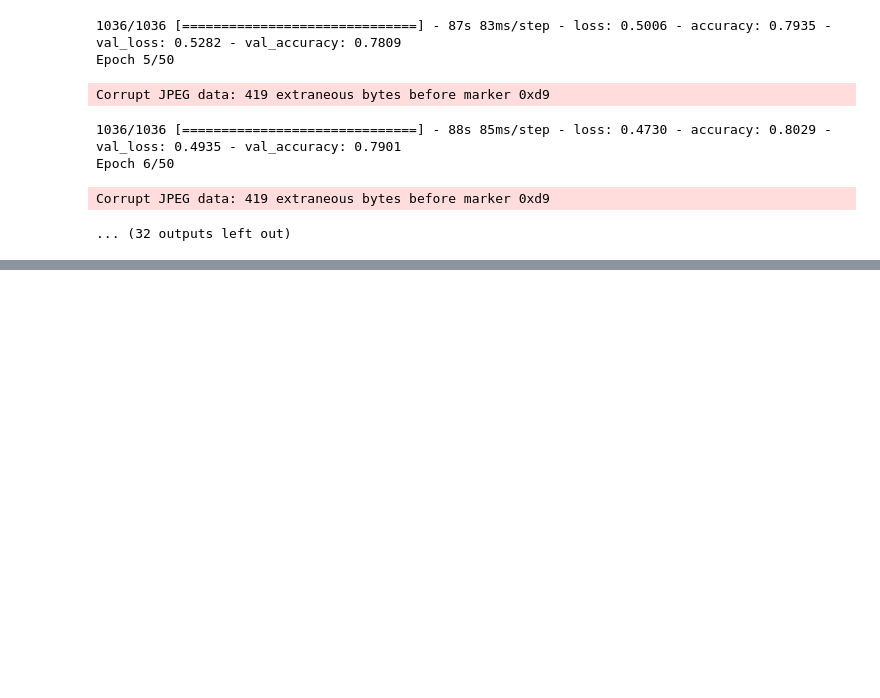
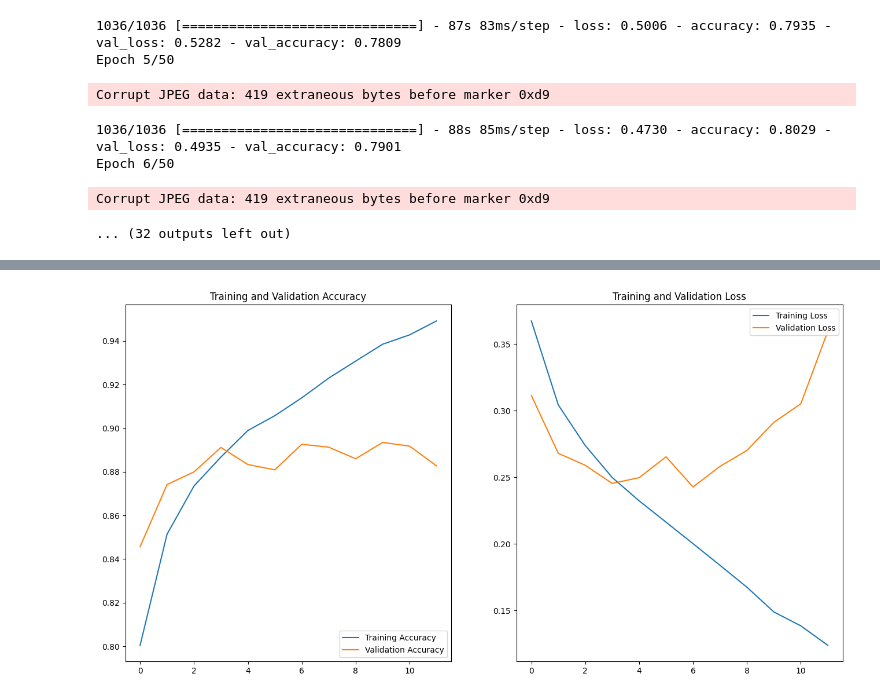
Before and after one commit to NesrineGuesmii/DataSc_Projet, a Jupyter notebook: Classification binaire - CNN.ipynb, the cells around one changed output, grey strips where cells are left out. Drawn from its saved outputs; the diff is of its cells as text; code cells hidden in the pictures; blank space fills up the shorter version.

Commit message:
CNN 4 couches

```diff
--- a/Classification binaire - CNN.ipynb
+++ b/Classification binaire - CNN.ipynb
@@ -680,0 +715,7 @@ Corrupt JPEG data: 419 extraneous bytes before marker 0xd9
+# %%
+model_binaire.compile(optimizer = "adam",
+              loss = tf.keras.losses.SparseCategoricalCrossentropy(from_logits=True),
+              metrics=['accuracy'])
+
+model_binaire.build((BATCH_SIZE, IMAGE_SIZE[0], IMAGE_SIZE[1], 1))
+model_binaire.summary()
@@ -680,0 +765,14 @@ Corrupt JPEG data: 419 extraneous bytes before marker 0xd9
+# %%
+history = model_binaire.fit(
+  train_binaire,
+  validation_data=validation_binaire,
+  epochs=EPOCHS,
+  callbacks=[
+    callback_earlystopping,
+    tf.keras.callbacks.ModelCheckpoint(filepath='best_binaire_dropout_4couches.h5', monitor='val_loss', save_best_only=True)
+  ]
+)
+
+show_metrics(history)
+# %% [output]
+[figure, added]
```
Also changed, not shown: parts of 7 cells of this notebook.
